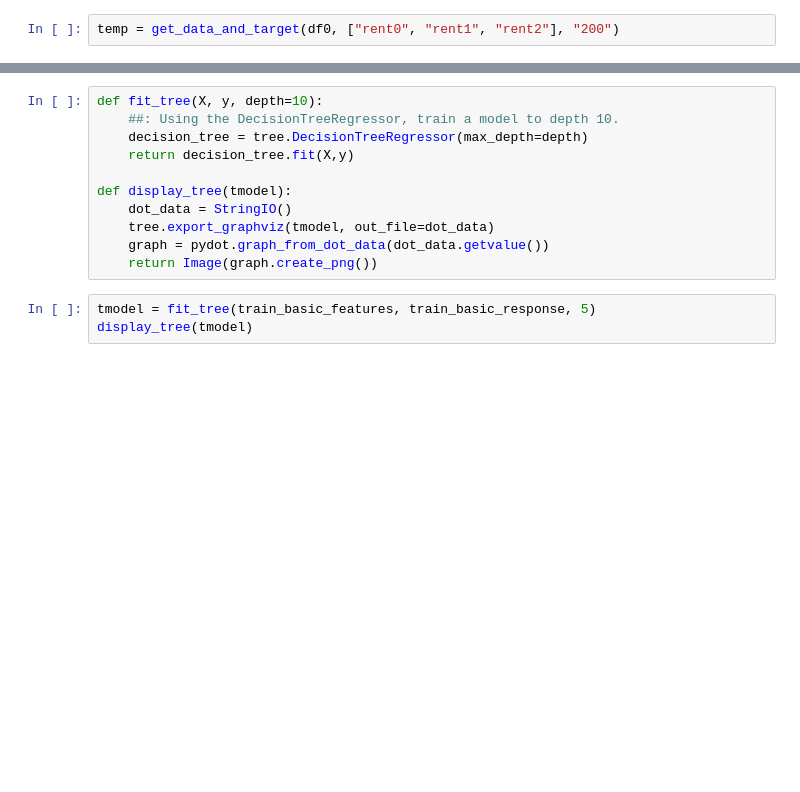
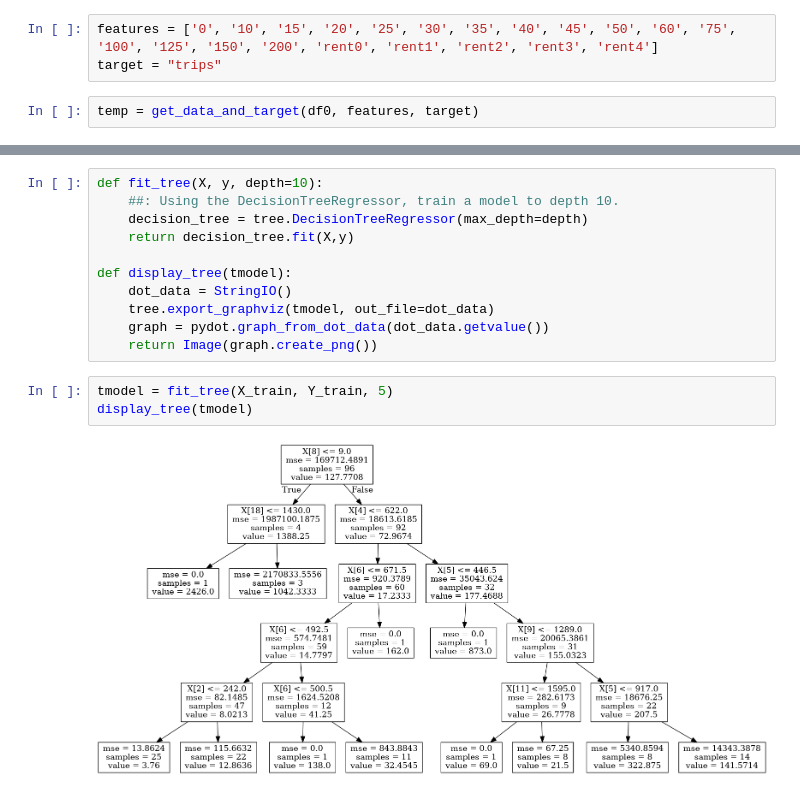
Before and after one commit to cjallow/DataScience-Project, a Jupyter notebook: _Lets_Learn.ipynb, the cells around one changed output, grey strips where cells are left out. Saved outputs shown, nothing was run; the diff lists cells and outputs as text; blank space fills up the shorter version.

```diff
--- a/_Lets_Learn.ipynb
+++ b/_Lets_Learn.ipynb
@@ -38,2 +48,5 @@ df0.head()
+# %%
+features = ['0', '10', '15', '20', '25', '30', '35', '40', '45', '50', '60', '75', '100', '125', '150', '200', 'rent0', 'rent1', 'rent2', 'rent3', 'rent4']
+target = "trips"
 # %%
-temp = get_data_and_target(df0, ["rent0", "rent1", "rent2"], "200")
+temp = get_data_and_target(df0, features, target)
@@ -61,5 +64,7 @@ def display_tree(tmodel):
     graph = pydot.graph_from_dot_data(dot_data.getvalue())
     return Image(graph.create_png())
 # %%
-tmodel = fit_tree(train_basic_features, train_basic_response, 5)
+tmodel = fit_tree(X_train, Y_train, 5)
 display_tree(tmodel)
+# %% [output]
+[figure, added]
```
Also changed, not shown: parts of 25 cells of this notebook.
